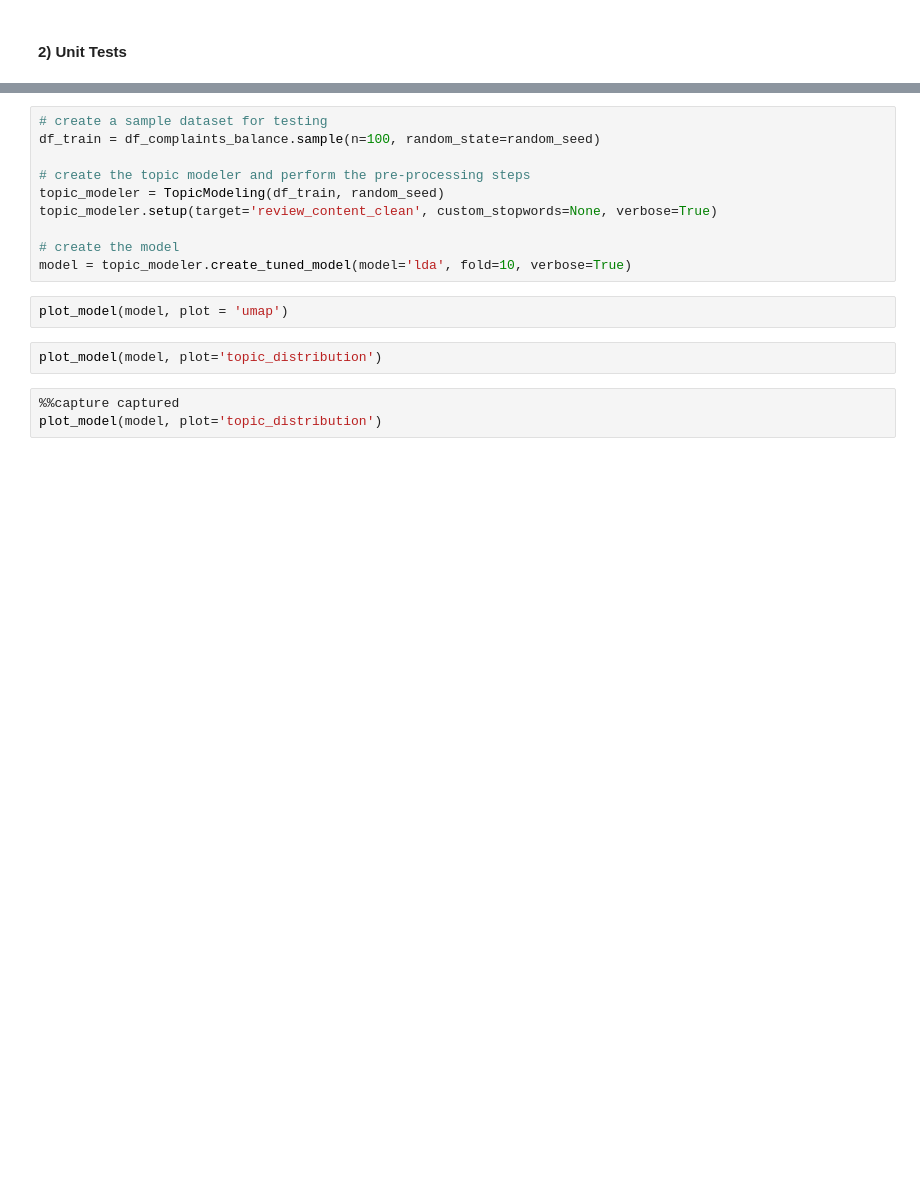
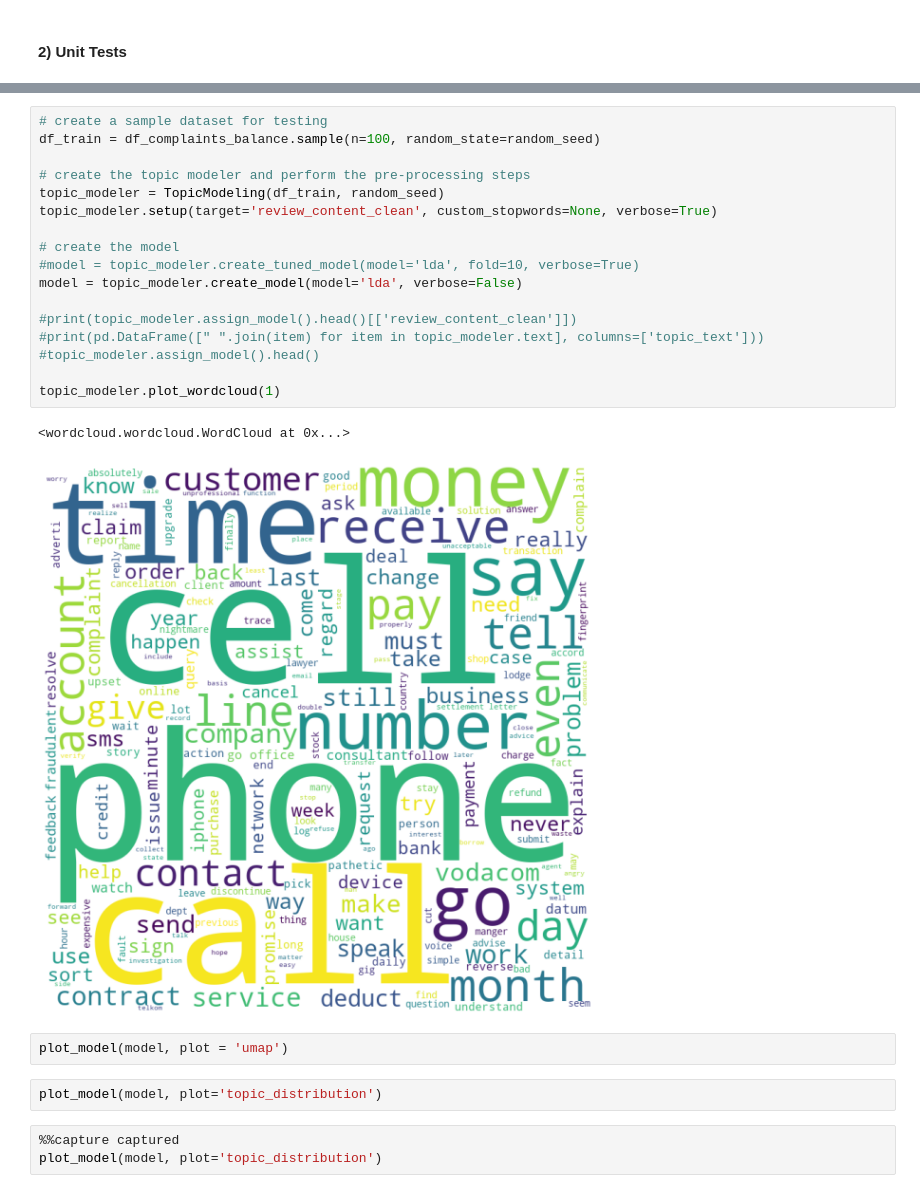
Before and after one commit to JohnnyFoulds/dsm020-2021-oct, a Jupyter notebook: coursework_02/cw.ipynb, the cells around one changed output, grey strips where cells are left out. Saved outputs shown, nothing was run; the diff lists cells and outputs as text; blank space fills up the shorter version.

Commit message:
Wordcloud plot working

```diff
--- a/coursework_02/cw.ipynb
+++ b/coursework_02/cw.ipynb
@@ -575,13 +631,23 @@ OK
 # %%
 # create a sample dataset for testing
 df_train = df_complaints_balance.sample(n=100, random_state=random_seed)
 
 # create the topic modeler and perform the pre-processing steps
 topic_modeler = TopicModeling(df_train, random_seed)
 topic_modeler.setup(target='review_content_clean', custom_stopwords=None, verbose=True)
 
 # create the model
-model = topic_modeler.create_tuned_model(model='lda', fold=10, verbose=True)
+#model = topic_modeler.create_tuned_model(model='lda', fold=10, verbose=True)
+model = topic_modeler.create_model(model='lda', verbose=False)
+
+#print(topic_modeler.assign_model().head()[['review_content_clean']])
+#print(pd.DataFrame([" ".join(item) for item in topic_modeler.text], columns=['topic_text']))
+#topic_modeler.assign_model().head()
+
+topic_modeler.plot_wordcloud(1)
+# %% [output]
+<wordcloud.wordcloud.WordCloud at 0x...>
+[figure, added]
 # %%
 plot_model(model, plot = 'umap')
 # %%
```
Also changed, not shown: parts of 4 cells of this notebook, 1 other file.
